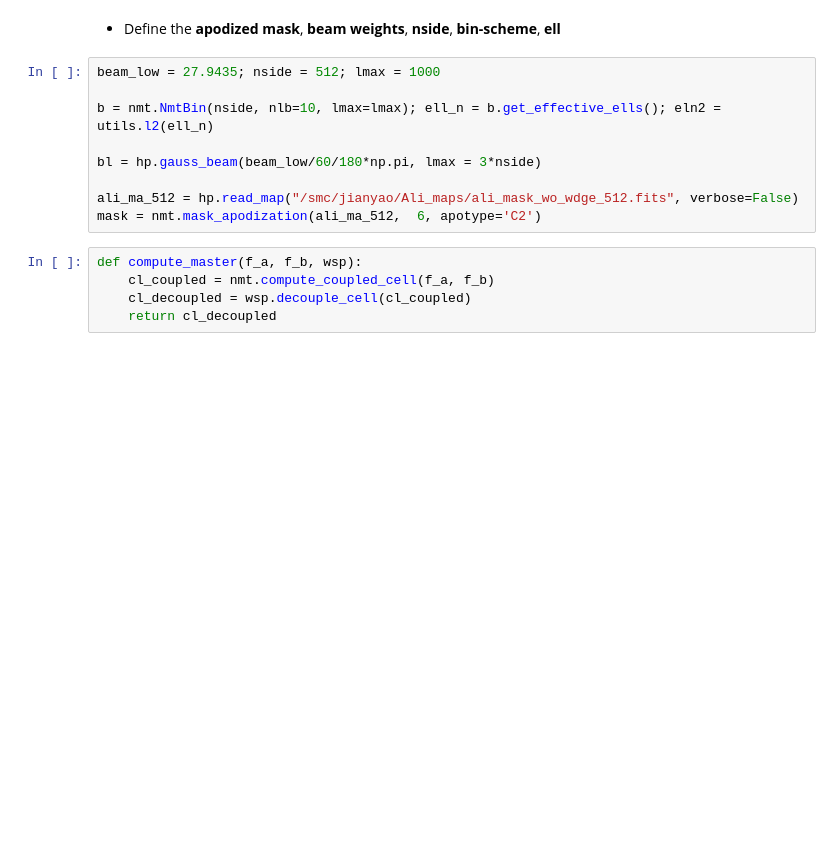
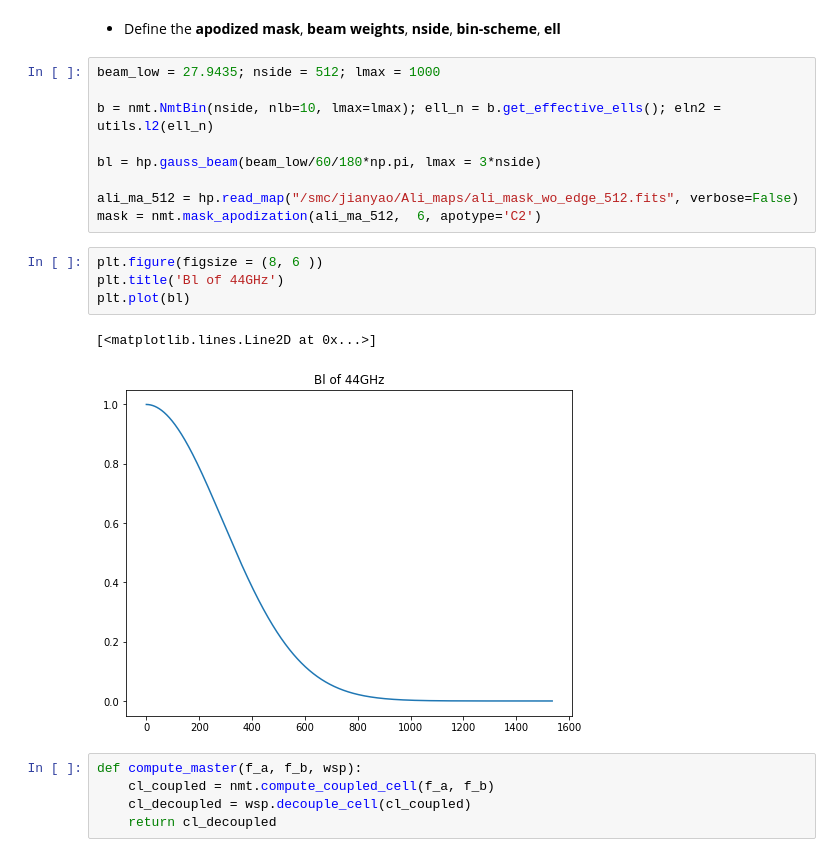
Before and after one commit to yaojian95/Ali_foreground, a Jupyter notebook: codes/Preprocessing_for_foreground_removal.ipynb, the cells around one changed output. Cells and saved outputs as stored; diff of their text form; blank space fills up the shorter version.

```diff
--- a/codes/Preprocessing_for_foreground_removal.ipynb
+++ b/codes/Preprocessing_for_foreground_removal.ipynb
@@ -79,8 +79,15 @@ b = nmt.NmtBin(nside, nlb=10, lmax=lmax); ell_n = b.get_effective_ells(); eln2 =
 
 bl = hp.gauss_beam(beam_low/60/180*np.pi, lmax = 3*nside)
 
-ali_ma_512 = hp.read_map("/smc/jianyao/Ali_maps/ali_mask_wo_wdge_512.fits", verbose=False)
+ali_ma_512 = hp.read_map("/smc/jianyao/Ali_maps/ali_mask_wo_edge_512.fits", verbose=False)
 mask = nmt.mask_apodization(ali_ma_512,  6, apotype='C2')
+# %%
+plt.figure(figsize = (8, 6 ))
+plt.title('Bl of 44GHz')
+plt.plot(bl)
+# %% [output]
+[<matplotlib.lines.Line2D at 0x...>]
+[figure, added]
 # %%
 def compute_master(f_a, f_b, wsp):
     cl_coupled = nmt.compute_coupled_cell(f_a, f_b)
```
Also changed, not shown: parts of 9 cells of this notebook.
